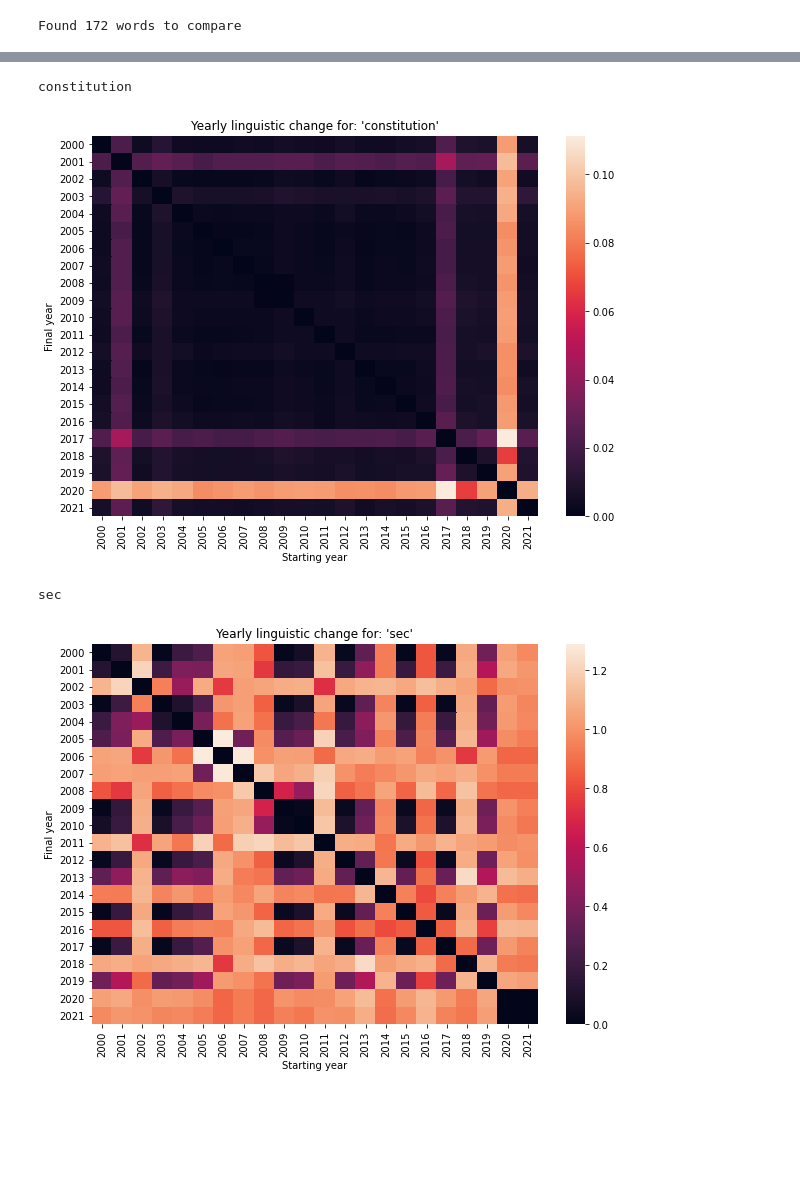
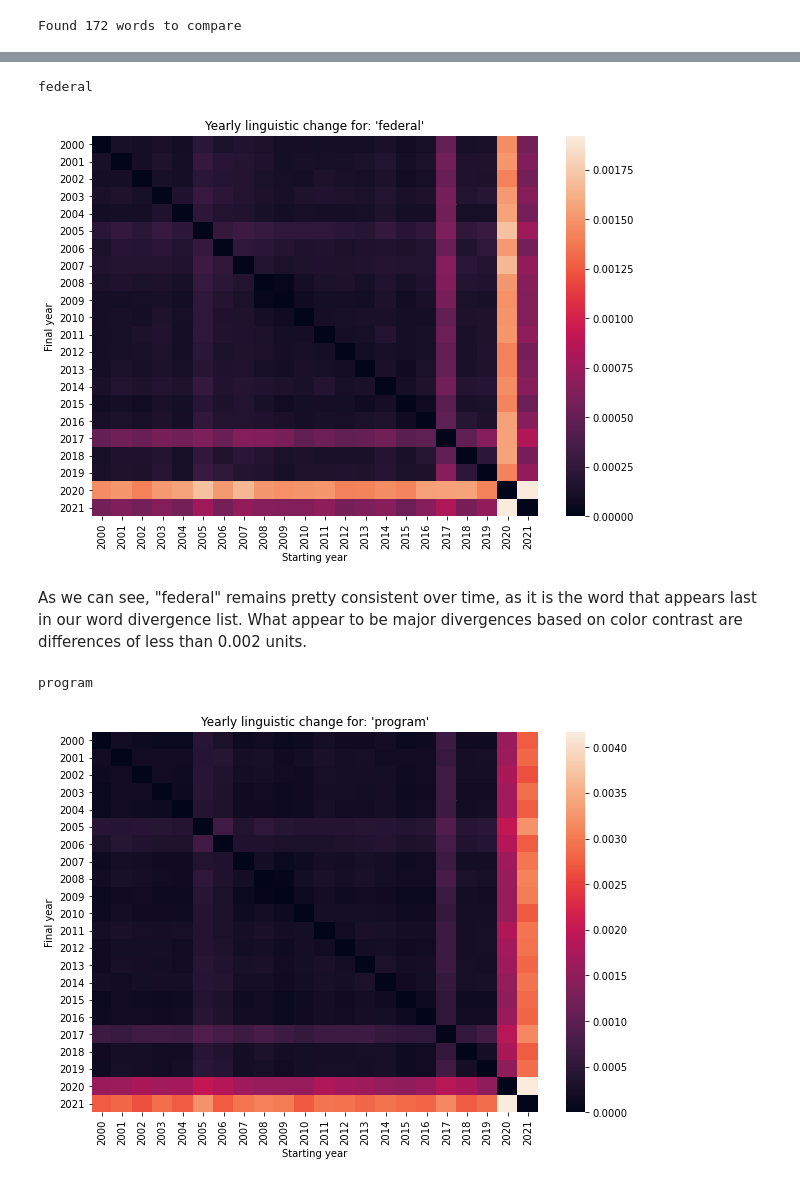
Before and after one commit to lilygrier/Homework-Notebooks, a Jupyter notebook: week-7/7-Vector-Space-Word-Embeddings_lilygrier.ipynb, the cells around one changed output, grey strips where cells are left out. Drawn from its saved outputs; the diff is of its cells as text; code cells hidden in the pictures; blank space fills up the shorter version.

```diff
--- a/week-7/7-Vector-Space-Word-Embeddings_lilygrier.ipynb
+++ b/week-7/7-Vector-Space-Word-Embeddings_lilygrier.ipynb
@@ -2096,5 +2095,5 @@ resource
 # %%
-targetWord = 'constitution'
+targetWord = 'federal'
 
 pltDF = getDivergenceDF(targetWord, comparedEmbeddings)
 fig, ax = plt.subplots(figsize = (10, 7))
@@ -2105,19 +2104,21 @@ ax.set_ylabel("Final year")
 ax.set_title("Yearly linguistic change for: '{}'".format(targetWord))
 plt.show()
 # %% [output]
-constitution
+federal
-[figure, old version]
+[figure, new version]
+# %% [markdown]
+As we can see, "federal" remains pretty consistent over time, as it is the word that appears last in our word divergence list. What appear to be major divergences based on color contrast are differences of less than 0.002 units.
 # %%
-targetWord = wordDivergences[0][0]
+targetWord = 'program'
 
 pltDF = getDivergenceDF(targetWord, comparedEmbeddings)
 fig, ax = plt.subplots(figsize = (10, 7))
 seaborn.heatmap(pltDF, ax = ax, annot = False) #set annot True for a lot more information
 ax.set_xlabel("Starting year")
 ax.set_ylabel("Final year")
 ax.set_ylabel("Final year")
 ax.set_title("Yearly linguistic change for: '{}'".format(targetWord))
 plt.show()
 # %% [output]
-sec
+program
-[figure, old version]
+[figure, new version]
```
Also changed, not shown: parts of 23 cells of this notebook.
